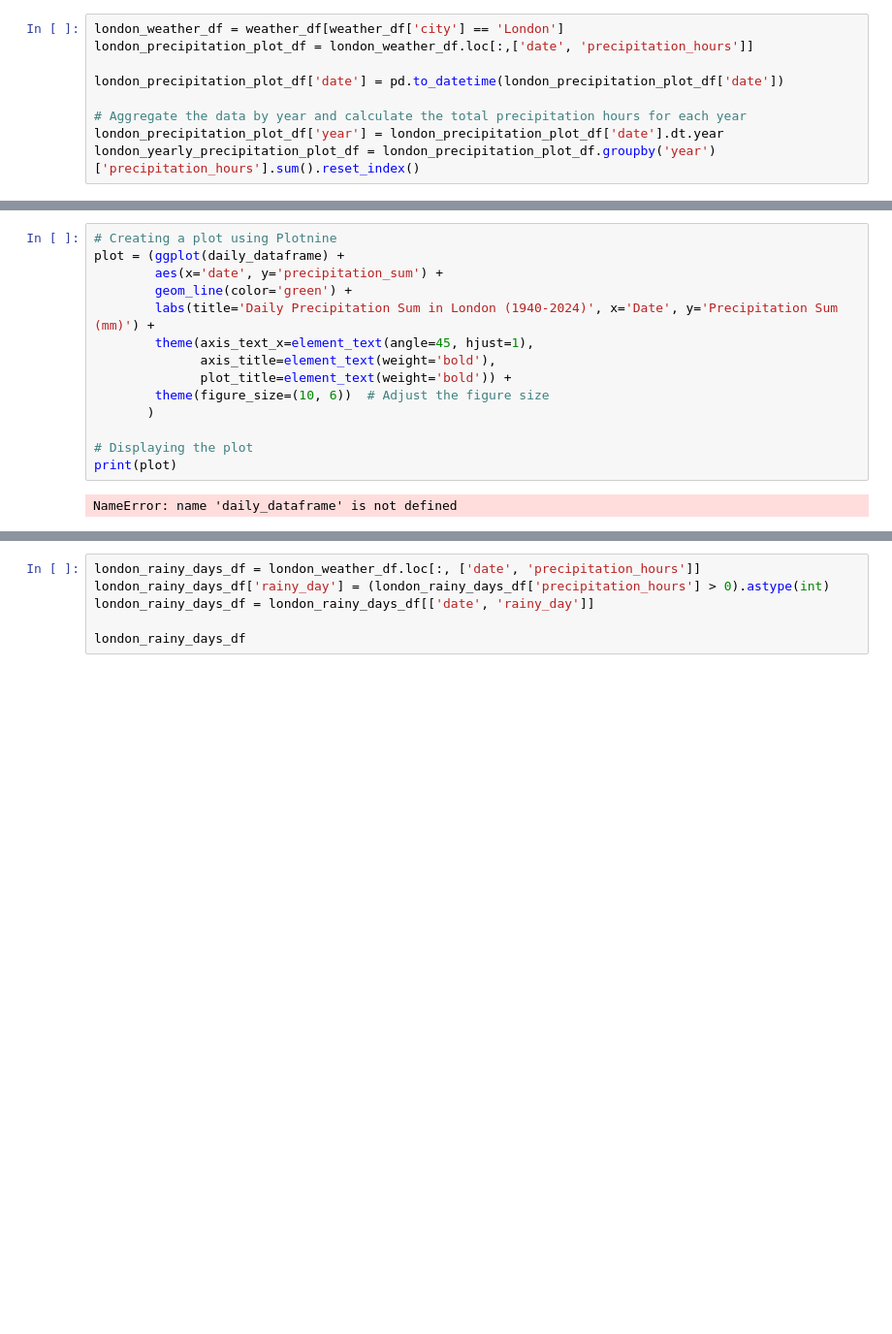
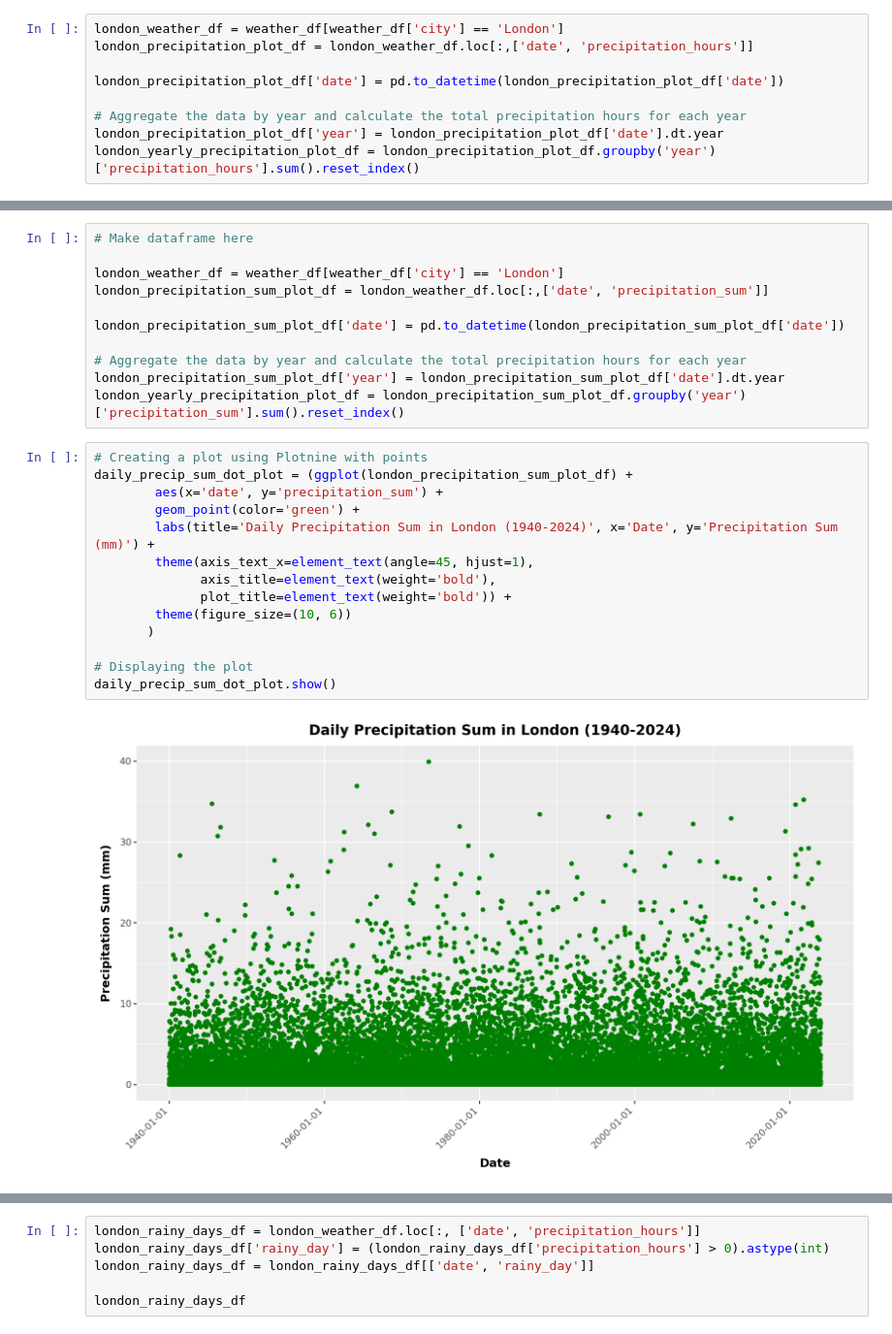
Before and after one commit to lse-ds105/ds105w-project-rubber-ducks, a Jupyter notebook: notebooks/NB02-Data_Analysis.ipynb, the cells around one changed output, grey strips where cells are left out. Shown at 97% size. Drawn from its saved outputs; the diff is of its cells as text; blank space fills up the shorter version.

```diff
--- a/notebooks/NB02-Data_Analysis.ipynb
+++ b/notebooks/NB02-Data_Analysis.ipynb
@@ -59,16 +85,27 @@ plot.show()
+# %%
+# Make dataframe here
+
+london_weather_df = weather_df[weather_df['city'] == 'London']
+london_precipitation_sum_plot_df = london_weather_df.loc[:,['date', 'precipitation_sum']]
+
+london_precipitation_sum_plot_df['date'] = pd.to_datetime(london_precipitation_sum_plot_df['date'])
+
+# Aggregate the data by year and calculate the total precipitation hours for each year
+london_precipitation_sum_plot_df['year'] = london_precipitation_sum_plot_df['date'].dt.year
+london_yearly_precipitation_plot_df = london_precipitation_sum_plot_df.groupby('year')['precipitation_sum'].sum().reset_index()
 # %%
-# Creating a plot using Plotnine
-plot = (ggplot(daily_dataframe) +
+# Creating a plot using Plotnine with points
+daily_precip_sum_dot_plot = (ggplot(london_precipitation_sum_plot_df) +
         aes(x='date', y='precipitation_sum') +
-        geom_line(color='green') +
+        geom_point(color='green') +
         labs(title='Daily Precipitation Sum in London (1940-2024)', x='Date', y='Precipitation Sum (mm)') +
         theme(axis_text_x=element_text(angle=45, hjust=1),
               axis_title=element_text(weight='bold'),
               plot_title=element_text(weight='bold')) +
-        theme(figure_size=(10, 6))  # Adjust the figure size
+        theme(figure_size=(10, 6))
        )
 
 # Displaying the plot
-print(plot)
+daily_precip_sum_dot_plot.show()
 # %% [output]
-NameError: name 'daily_dataframe' is not defined
+[figure, added]
```
Also changed, not shown: parts of 12 cells of this notebook.
